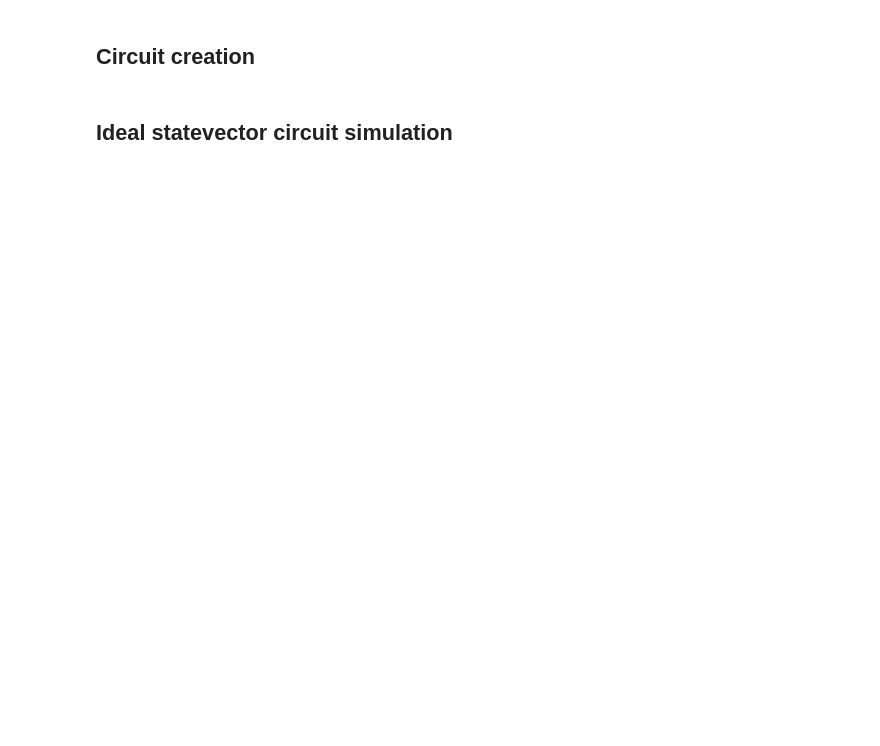
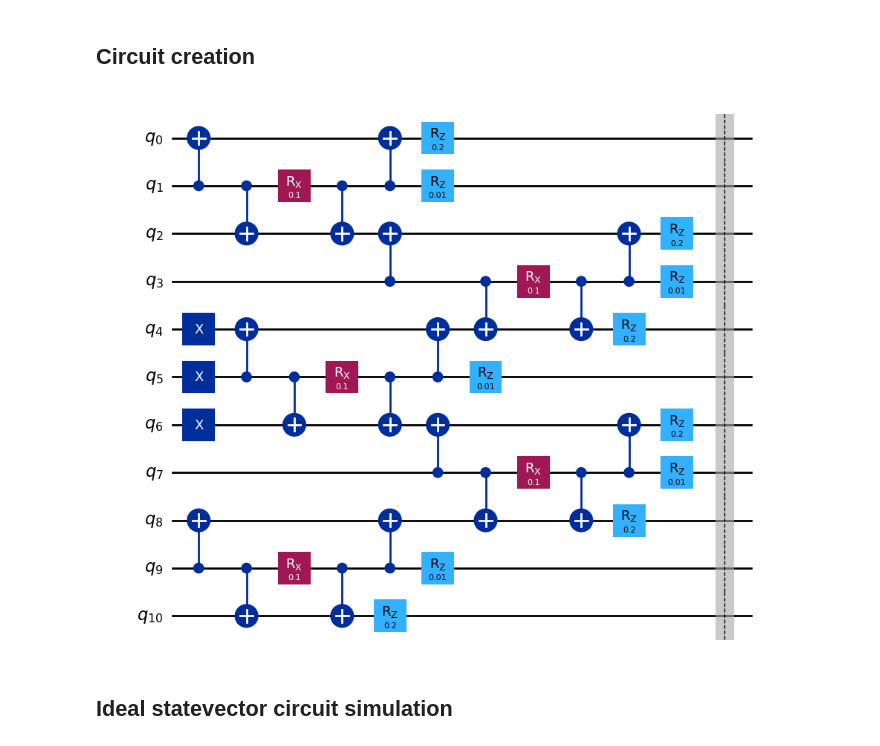
Before and after one commit to Fradm98/qs-qh, a Jupyter notebook: src/notebooks/Z2/z2chain_hardware.ipynb, the cells around one changed output. Cells and saved outputs as stored; diff of their text form; code cells hidden in the pictures; blank space fills up the shorter version.

```diff
--- a/src/notebooks/Z2/z2chain_hardware.ipynb
+++ b/src/notebooks/Z2/z2chain_hardware.ipynb
@@ -1,12 +1,12 @@
 # %% [markdown]
 ## Circuit creation
 # %%
-L = 8
+L = 6
 J = 1
 h = 0.05
 lamb = 0.5
 
-particle_pair_left_position = 3
+particle_pair_left_position = 2
 particle_pair_length = 1
 
 final_time = 10
@@ -16,6 +16,10 @@ measure_every_layers = 1
 import z2chain.circs as circs
 
 logical_circs = circs.particle_pair_quench_simulation_circuits(L, J, h, lamb, particle_pair_left_position, particle_pair_length, final_time, layers, measure_every_layers)
+# %%
+logical_circs[1].draw(output="mpl")
+# %% [output]
+[figure, added]
 # %% [markdown]
 ## Ideal statevector circuit simulation
 # %%
```
Also changed, not shown: parts of 2 cells of this notebook, 5 other files.
